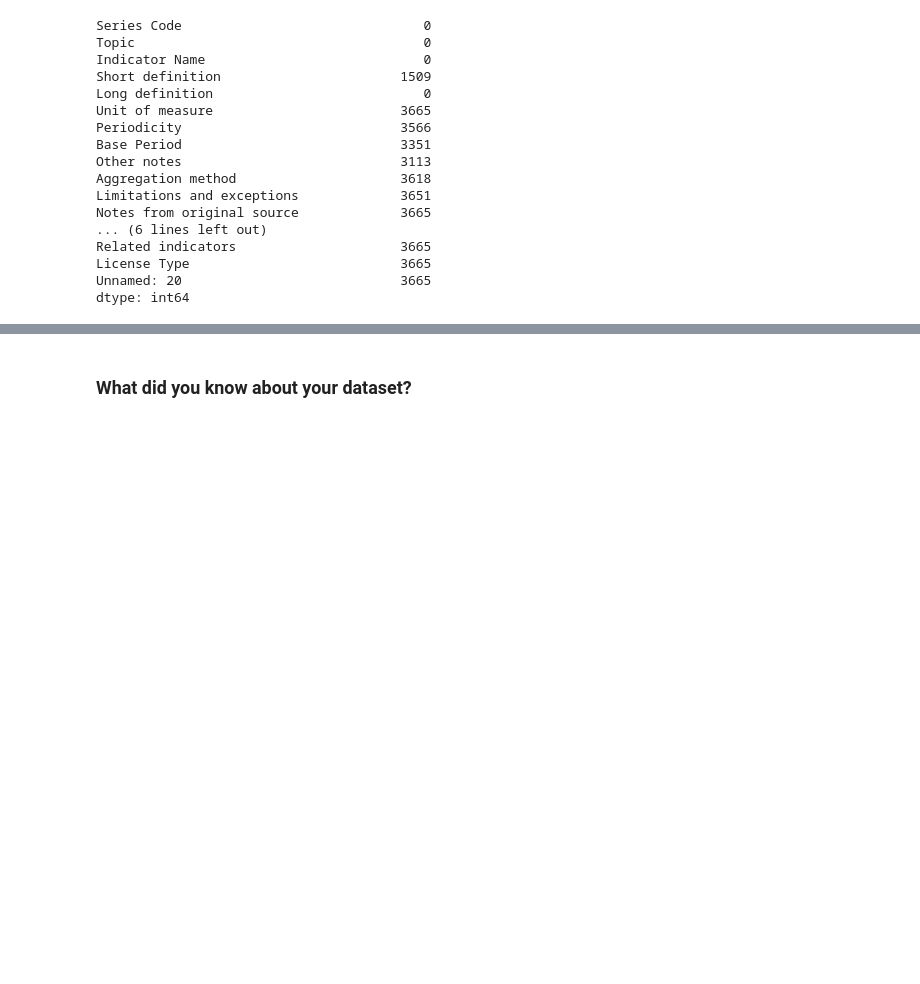
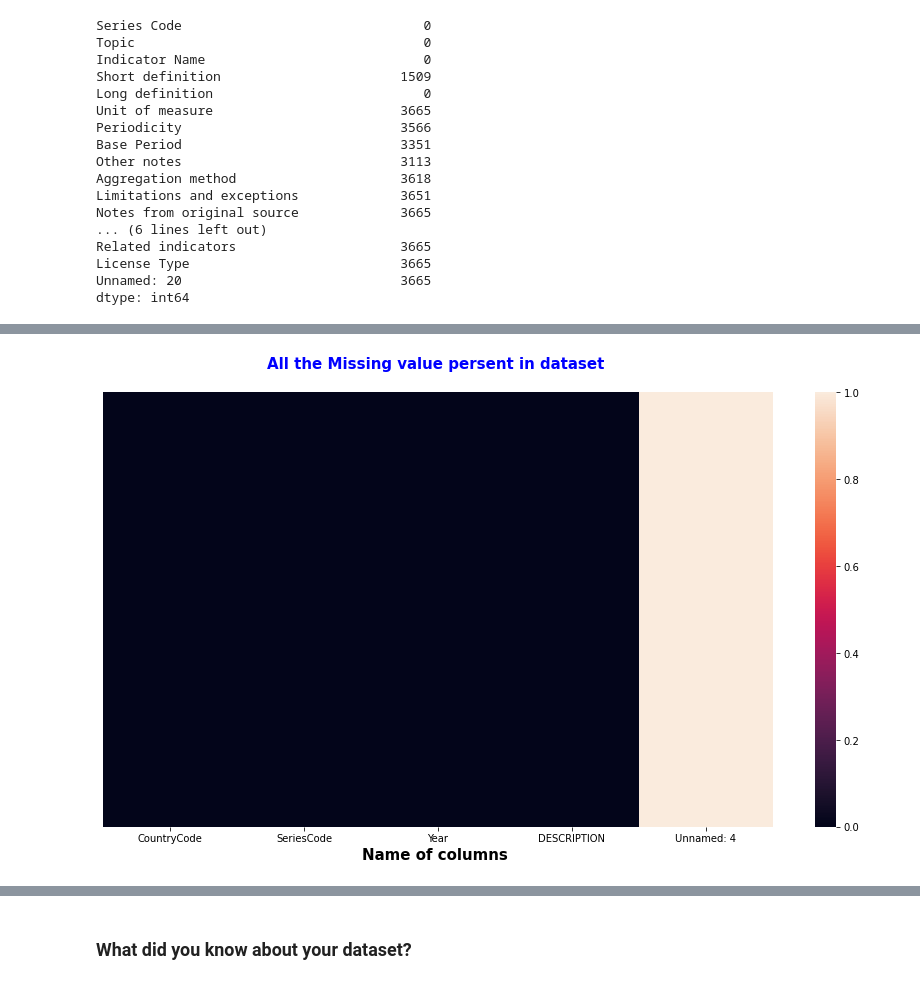
Before and after one commit to Asif-Ansari-bbl/World-Bank-Global-Education-Analysis-EDA, a Jupyter notebook: World_Bank_Global_Education_Analysis_EDA.ipynb, the cells around one changed output, grey strips where cells are left out. Drawn from its saved outputs; the diff is of its cells as text; code cells hidden in the pictures; blank space fills up the shorter version.

```diff
--- a/World_Bank_Global_Education_Analysis_EDA.ipynb
+++ b/World_Bank_Global_Education_Analysis_EDA.ipynb
@@ -308,0 +355,4 @@ dtype: int64
+# %%
+Missing_visual(footnote_df)
+# %% [output]
+[figure, added]
```
Also changed, not shown: parts of 59 cells of this notebook.
